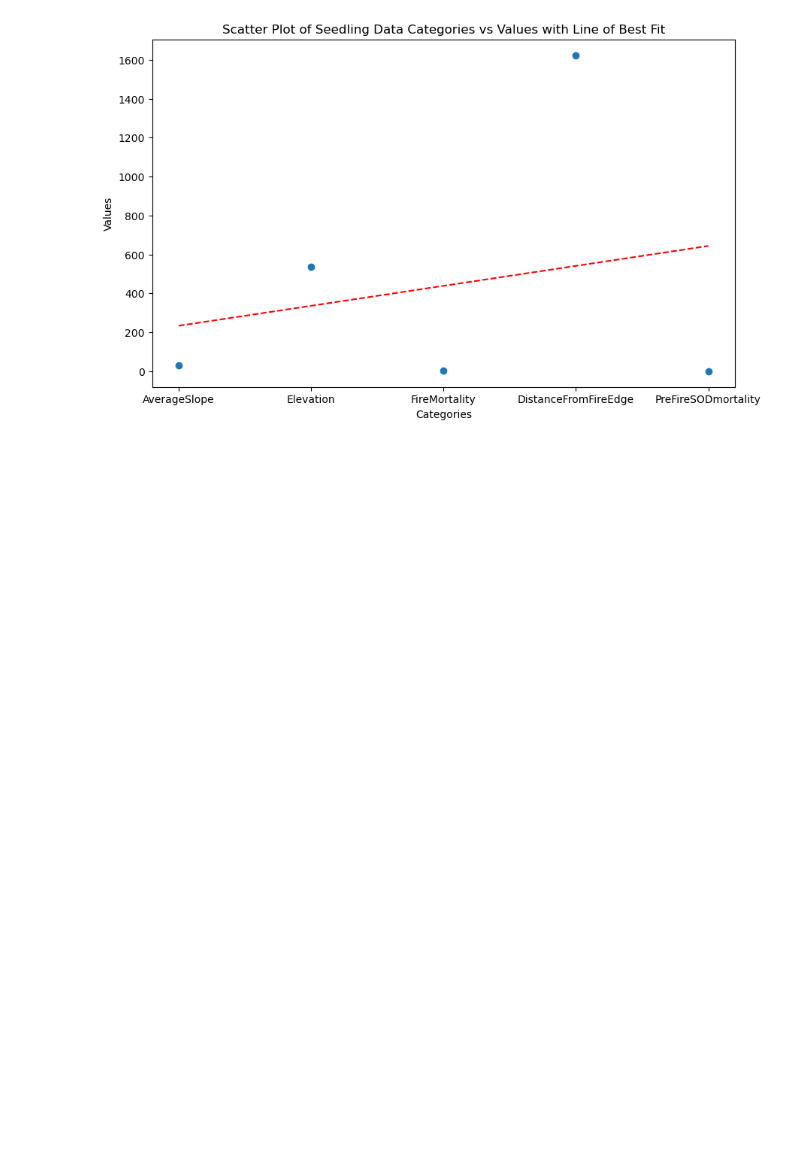
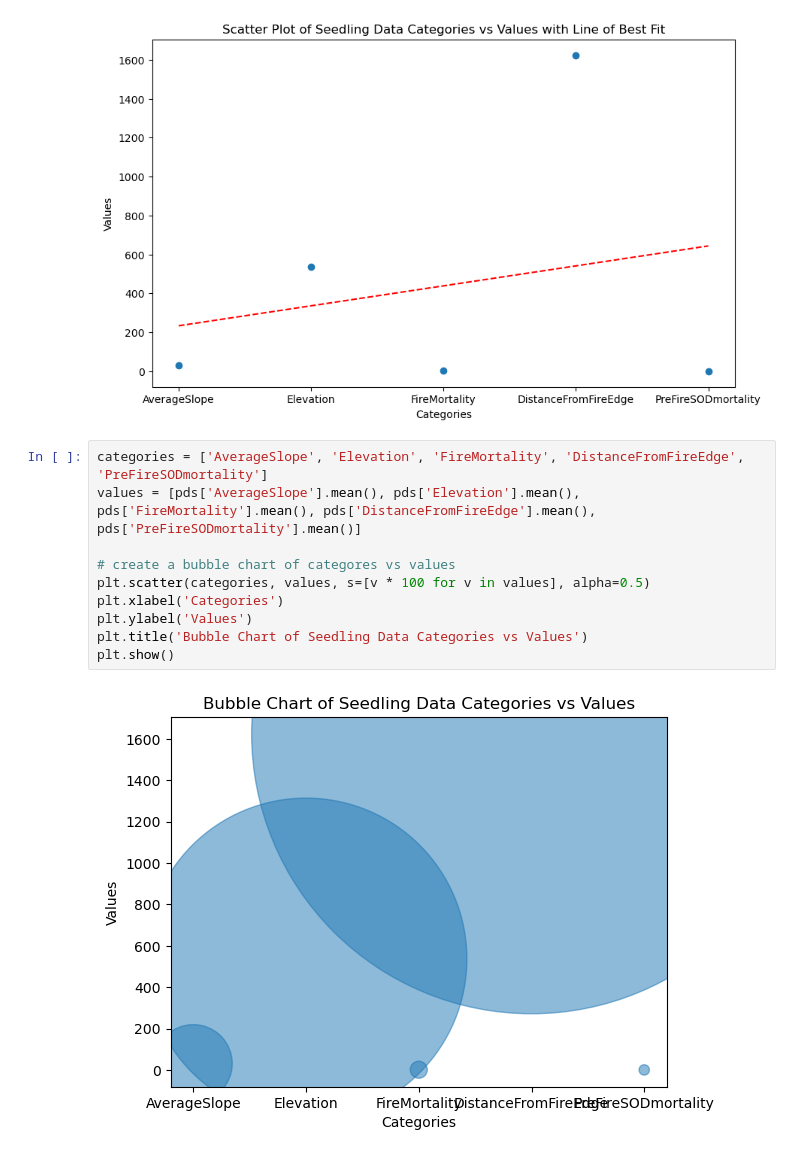
Before and after one commit to madiclack188-cloud/BIO_350_F25, a Jupyter notebook: Bio_350_FinalProject/BIO350_FinalProject.ipynb, the cells around one changed output. Drawn from its saved outputs; the diff is of its cells as text; blank space fills up the shorter version.

```diff
--- a/Bio_350_FinalProject/BIO350_FinalProject.ipynb
+++ b/Bio_350_FinalProject/BIO350_FinalProject.ipynb
@@ -216,3 +216,15 @@ plt.title('Scatter Plot of Seedling Data Categories vs Values with Line of Best
 plt.show()
 # %% [output]
 [figure]
+# %%
+categories = ['AverageSlope', 'Elevation', 'FireMortality', 'DistanceFromFireEdge', 'PreFireSODmortality']
+values = [pds['AverageSlope'].mean(), pds['Elevation'].mean(), pds['FireMortality'].mean(), pds['DistanceFromFireEdge'].mean(), pds['PreFireSODmortality'].mean()]
+
+# create a bubble chart of categores vs values
+plt.scatter(categories, values, s=[v * 100 for v in values], alpha=0.5)
+plt.xlabel('Categories')
+plt.ylabel('Values')
+plt.title('Bubble Chart of Seedling Data Categories vs Values')
+plt.show()
+# %% [output]
+[figure, added]
```
Also changed, not shown: parts of 9 cells of this notebook, 1 other file.
